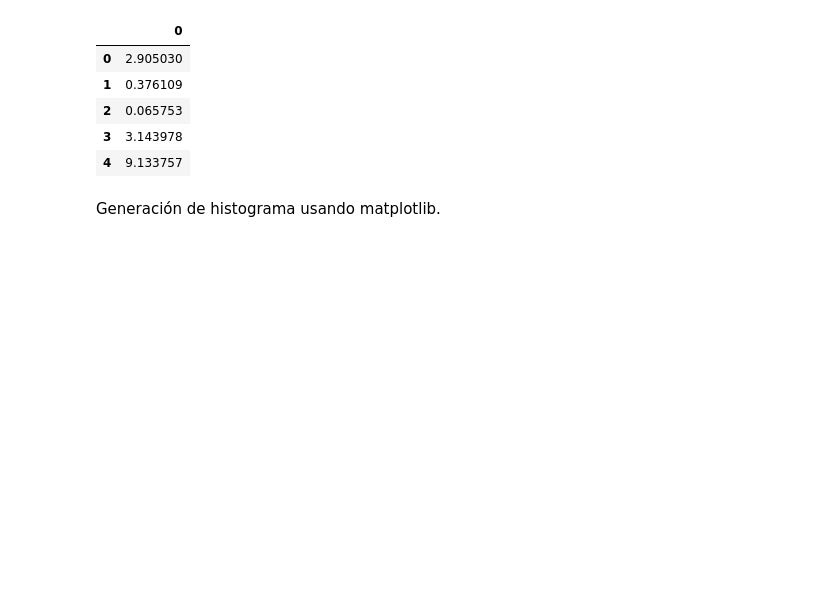
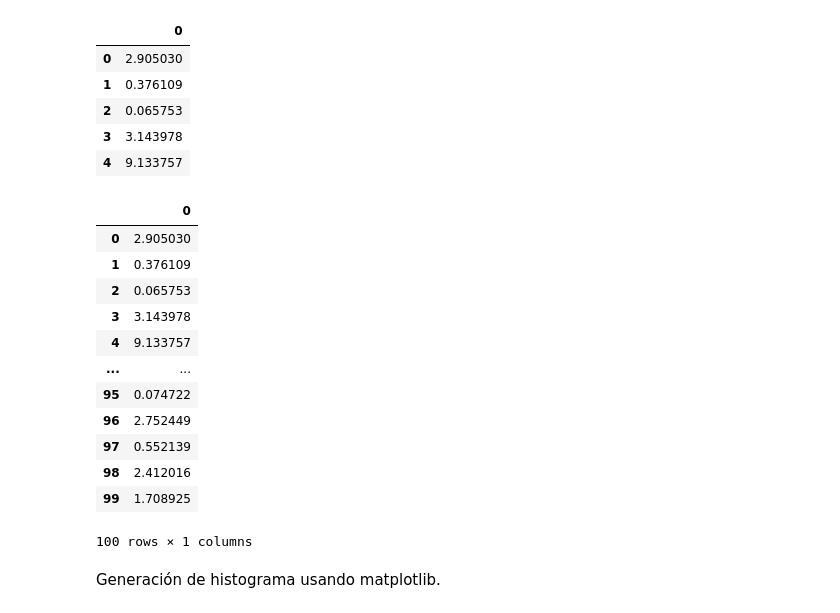
Before and after one commit to ManuelaLizcano/taller2-manuela, a Jupyter notebook: prueba manu.ipynb, the cells around one changed output. Saved outputs shown, nothing was run; the diff lists cells and outputs as text; code cells hidden in the pictures; blank space fills up the shorter version.

Commit message:
imprimir dataframe

```diff
--- a/prueba manu.ipynb
+++ b/prueba manu.ipynb
@@ -58,6 +58,22 @@ df.head()
 | 2 | 0.065753 |
 | 3 | 3.143978 |
 | 4 | 9.133757 |
+# %%
+df
+# %% [output]
+|  | 0 |
+| 0 | 2.905030 |
+| 1 | 0.376109 |
+| 2 | 0.065753 |
+| 3 | 3.143978 |
+| 4 | 9.133757 |
+| ... | ... |
+| 95 | 0.074722 |
+| 96 | 2.752449 |
+| 97 | 0.552139 |
+| 98 | 2.412016 |
+| 99 | 1.708925 |
+100 rows × 1 columns
 # %% [markdown]
 Generación de histograma usando matplotlib.
 # %%
```
